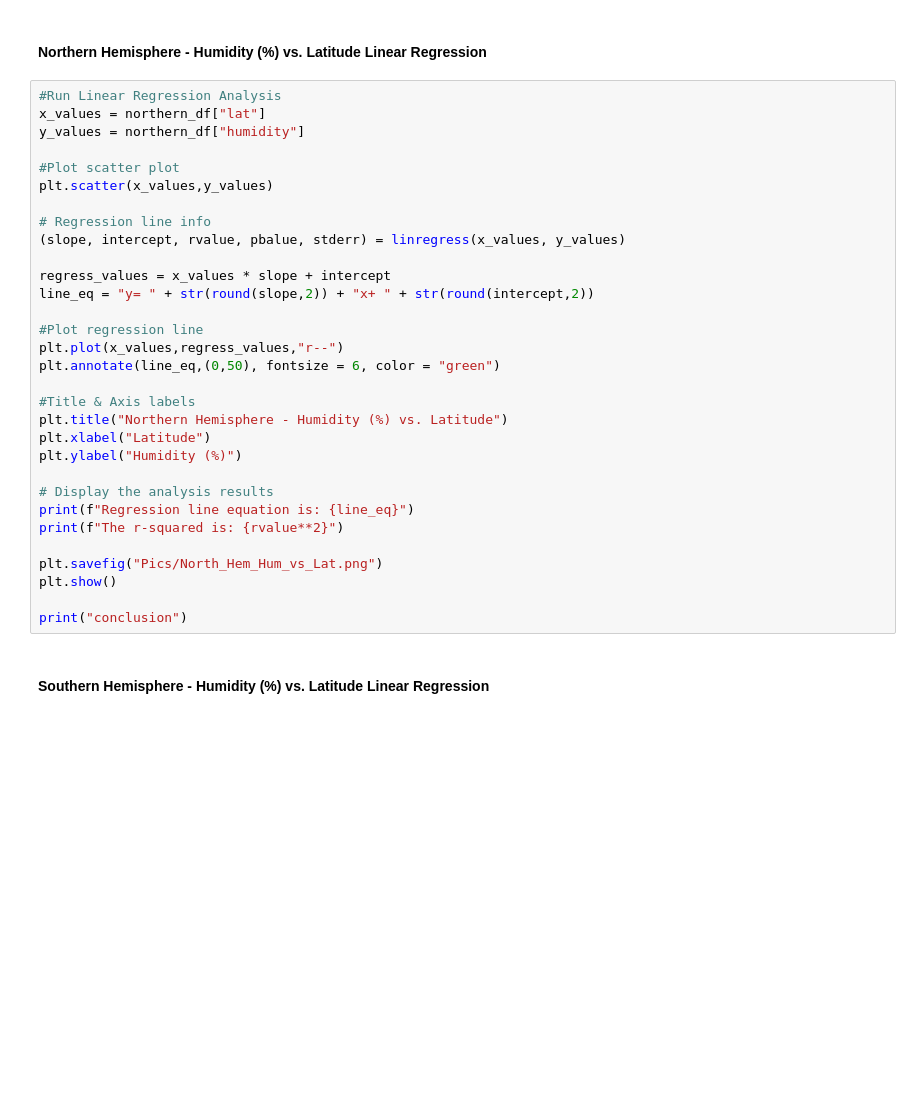
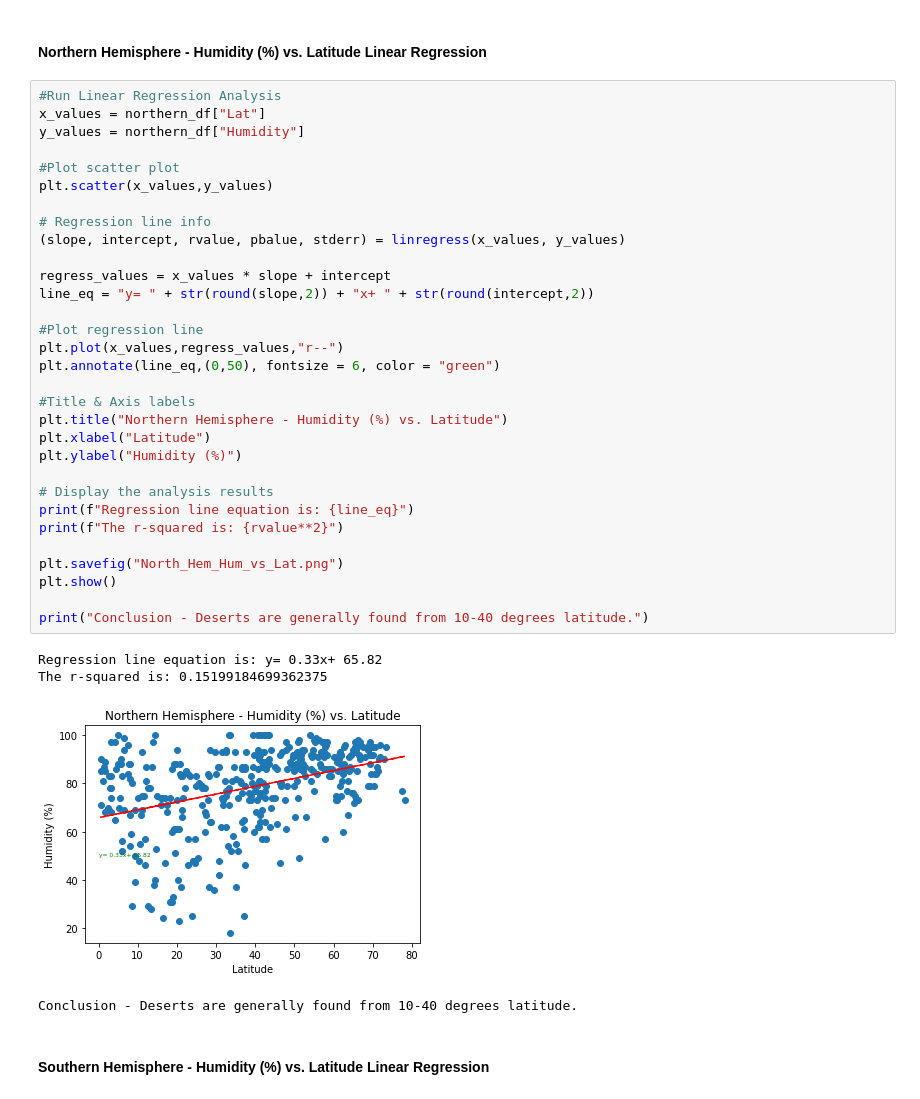
Before and after one commit to FLtoCOTransplant/api_challenge, a Jupyter notebook: weatherpy/WeatherPy.ipynb, the cells around one changed output. Saved outputs shown, nothing was run; the diff lists cells and outputs as text; blank space fills up the shorter version.

```diff
--- a/weatherpy/WeatherPy.ipynb
+++ b/weatherpy/WeatherPy.ipynb
@@ -307,35 +312,40 @@ print("conclusion")
 ####  Northern Hemisphere - Humidity (%) vs. Latitude Linear Regression
 # %%
 #Run Linear Regression Analysis
-x_values = northern_df["lat"]
-y_values = northern_df["humidity"]
+x_values = northern_df["Lat"]
+y_values = northern_df["Humidity"]
 
 #Plot scatter plot
 plt.scatter(x_values,y_values)
 
 # Regression line info
 (slope, intercept, rvalue, pbalue, stderr) = linregress(x_values, y_values)
 
 regress_values = x_values * slope + intercept
 line_eq = "y= " + str(round(slope,2)) + "x+ " + str(round(intercept,2))
 
 #Plot regression line
 plt.plot(x_values,regress_values,"r--")
 plt.annotate(line_eq,(0,50), fontsize = 6, color = "green")
 
 #Title & Axis labels
 plt.title("Northern Hemisphere - Humidity (%) vs. Latitude")
 plt.xlabel("Latitude")
 plt.ylabel("Humidity (%)")
 
 # Display the analysis results
 print(f"Regression line equation is: {line_eq}")
 print(f"The r-squared is: {rvalue**2}")
 
-plt.savefig("Pics/North_Hem_Hum_vs_Lat.png")
+plt.savefig("North_Hem_Hum_vs_Lat.png")
 plt.show()
 
-print("conclusion")
+print("Conclusion - Deserts are generally found from 10-40 degrees latitude.")
+# %% [output]
+Regression line equation is: y= 0.33x+ 65.82
+The r-squared is: 0.15199184699362375
+[figure, added]
+Conclusion - Deserts are generally found from 10-40 degrees latitude.
 # %% [markdown]
 ####  Southern Hemisphere - Humidity (%) vs. Latitude Linear Regression
 # %%
```
Also changed, not shown: parts of 7 cells of this notebook, 6 other files.
